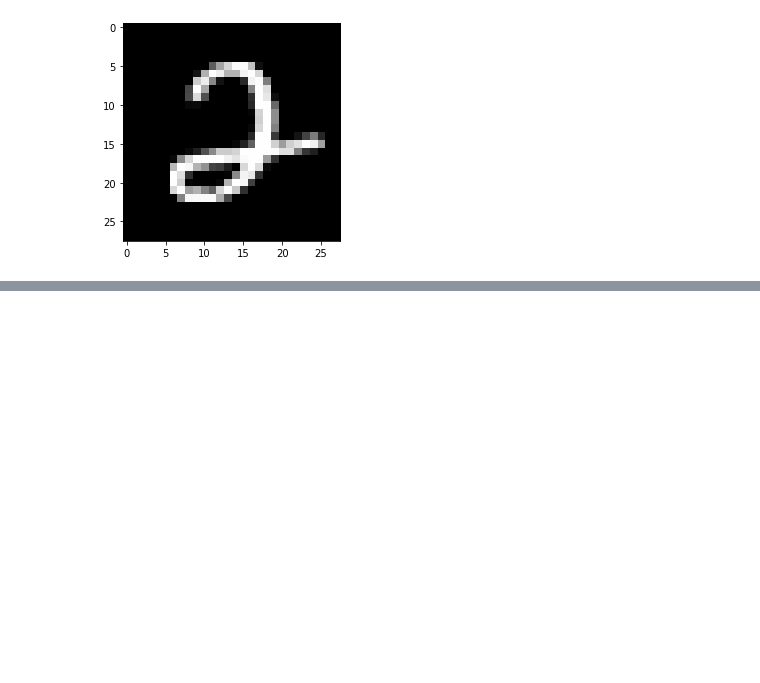
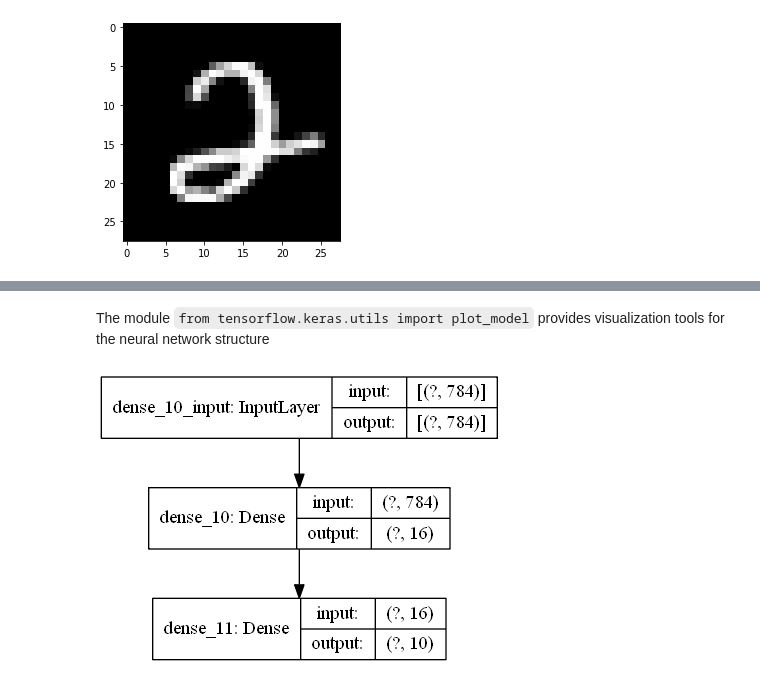
Before and after one commit to loremarchi/hands-on-machine-learning-R-module-3-python, a Jupyter notebook: 2_fundamentals.ipynb, the cells around one changed output, grey strips where cells are left out. Cells and saved outputs as stored; diff of their text form; code cells hidden in the pictures; blank space fills up the shorter version.

````diff
--- a/2_fundamentals.ipynb
+++ b/2_fundamentals.ipynb
@@ -169,3 +352,10 @@ Total params: 12,730
 Trainable params: 12,730
 Non-trainable params: 0
 _________________________________________________________________
+# %% [markdown]
+The module ```from tensorflow.keras.utils import plot_model``` provides visualization tools for the neural network structure
+# %%
+# model structure
+tf.keras.utils.plot_model(model=model, show_shapes=True, to_file='./imgs/model.png')
+# %% [output]
+[figure, added]
````
Also changed, not shown: parts of 68 cells of this notebook, 2 other files.
